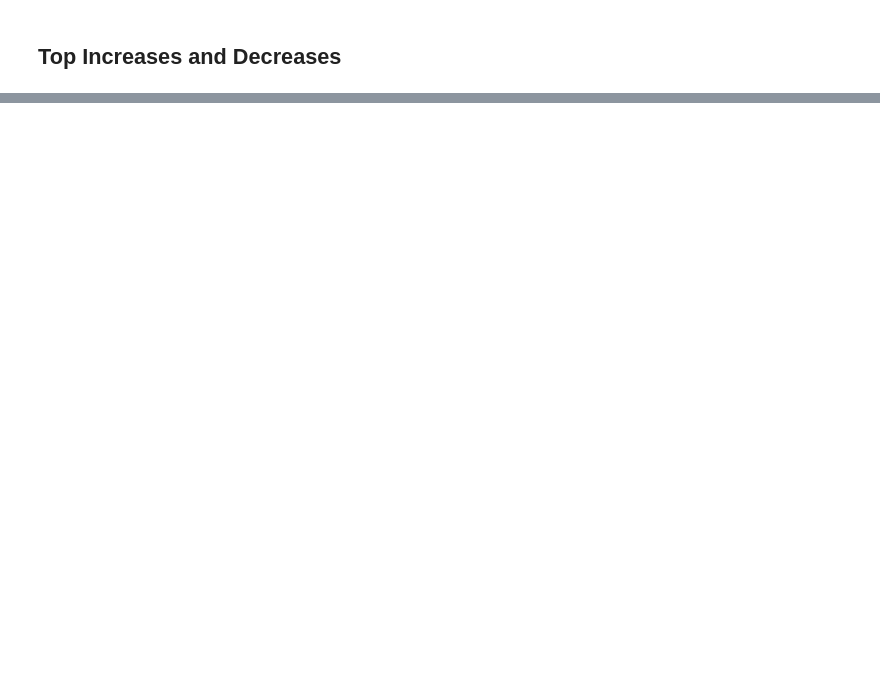
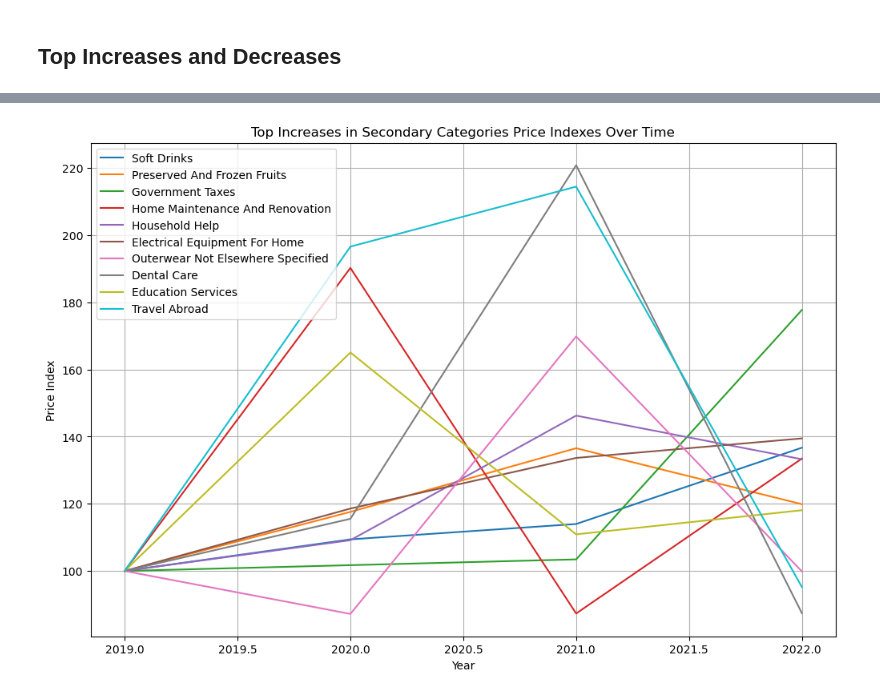
Before and after one commit to roykisluk/Inflation-Heterogeneity, a Jupyter notebook: indexing.ipynb, the cells around one changed output, grey strips where cells are left out. Cells and saved outputs as stored; diff of their text form; code cells hidden in the pictures; blank space fills up the shorter version.

```diff
--- a/indexing.ipynb
+++ b/indexing.ipynb
@@ -382,0 +318,21 @@ plt.show()
+# %%
+# Plot top increases in secondary categories price indexes over time
+plt.figure(figsize=(12, 8))
+
+# Filter for top increases
+top_increases = combined_secondary_df.groupby('prodcode')['price_index'].max().nlargest(top_n).index
+filtered_df = combined_secondary_df[combined_secondary_df['prodcode'].isin(top_increases)]
+
+for prodcode in filtered_df['prodcode'].unique():
+    df_prodcode = filtered_df[filtered_df['prodcode'] == prodcode]
+    description = df_prodcode['description'].iloc[0] if not df_prodcode['description'].isna().all() else f'Prodcode {prodcode}'
+    plt.plot(df_prodcode['Year'], df_prodcode['price_index'], label=description)
+
+plt.xlabel('Year')
+plt.ylabel('Price Index')
+plt.title('Top Increases in Secondary Categories Price Indexes Over Time')
+plt.legend()
+plt.grid(True)
+plt.show()
+# %% [output]
+[figure, added]
```
Also changed, not shown: parts of 8 cells of this notebook, 4 other files.
